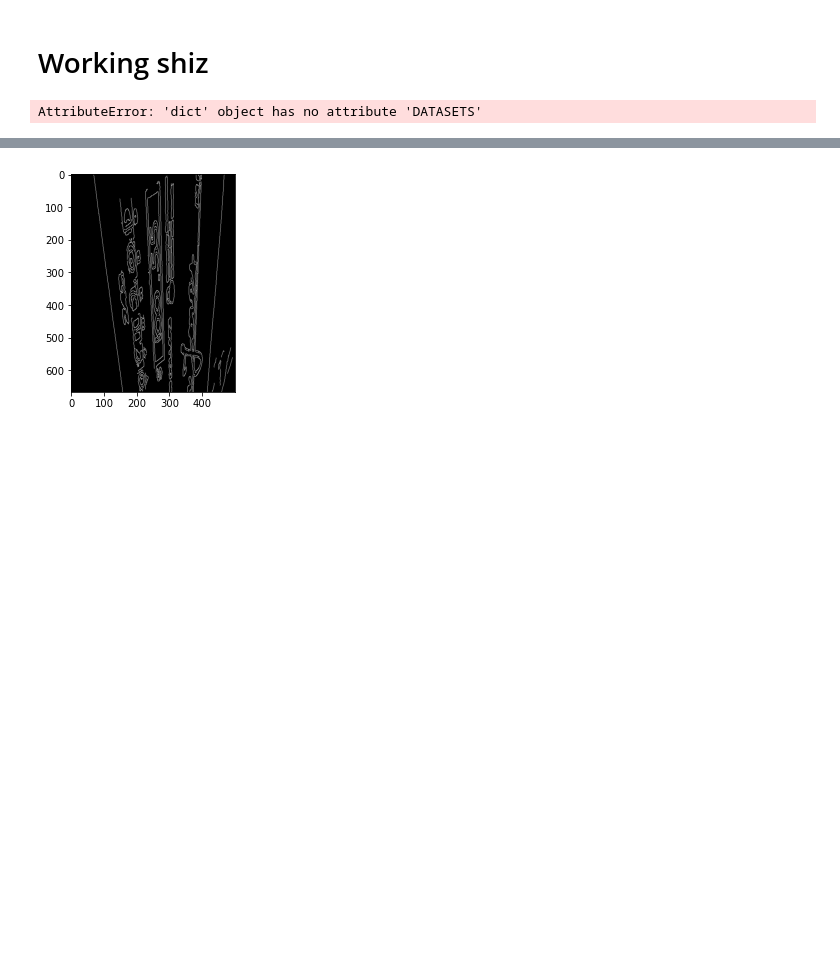
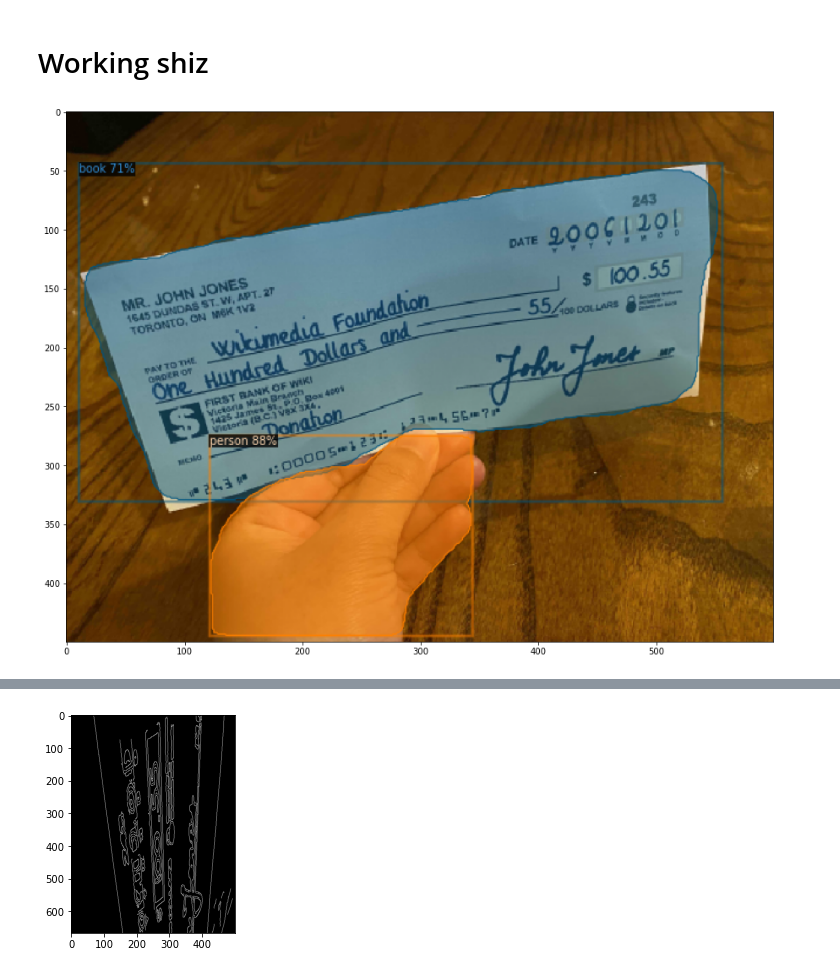
Before and after one commit to MikeyHV/CheckDetection_and_ProjectionCorrection, a Jupyter notebook: AssumingGoodPicture.ipynb, the cells around one changed output, grey strips where cells are left out. Saved outputs shown, nothing was run; the diff lists cells and outputs as text; code cells hidden in the pictures; blank space fills up the shorter version.

```diff
--- a/AssumingGoodPicture.ipynb
+++ b/AssumingGoodPicture.ipynb
@@ -136,31 +138,30 @@ def getMaskFromImg(img, mask):
 # %%
 # imgs = [histeq(img) for img in imgs]
-imgpath = "samples/check4.jpg"
+imgpath = "samples/check3.jpg"
 
 orig = cv2.imread(imgpath)
 image = orig.copy()
 image = imutils.resize(image, width = 500) ## if the image does not have any humans, resize, else dont
 ratio = orig.shape[1] / float(image.shape[1])
 
 imagec = histeq(image)
 
 cfg = get_cfg()
 cfg.MODEL.DEVICE='cpu'
 # add project-specific config (e.g., TensorMask) here if you're not running a model in detectron2's core library
 cfg.merge_from_file(model_zoo.get_config_file("COCO-InstanceSegmentation/mask_rcnn_R_50_FPN_3x.yaml"))
 cfg.MODEL.ROI_HEADS.SCORE_THRESH_TEST = 0.5  # set threshold for this model
 # Find a model from detectron2's model zoo. You can use the https://dl.fbaipublicfiles... url as well
 cfg.MODEL.WEIGHTS = model_zoo.get_checkpoint_url("COCO-InstanceSegmentation/mask_rcnn_R_50_FPN_3x.yaml")
 predictor = DefaultPredictor(cfg)
 
 outputs = predictor(imagec)
 
-curr = 2
-v = Visualizer(image[:, :, ::-1], MetadataCatalog.get(outputs.DATASETS.TRAIN[0]), scale=1.2)
+v = Visualizer(image[:, :, ::-1], MetadataCatalog.get(cfg.DATASETS.TRAIN[0]), scale=1.2)
 out = v.draw_instance_predictions(outputs["instances"].to("cpu"))
 pltshow(out.get_image()[:, :, ::-1])
 # %% [output]
-AttributeError: 'dict' object has no attribute 'DATASETS'
+[figure, added]
 # %%
 peopleMasks = []
 bookMasks = []
```
Also changed, not shown: parts of 8 cells of this notebook, 11 other files.
